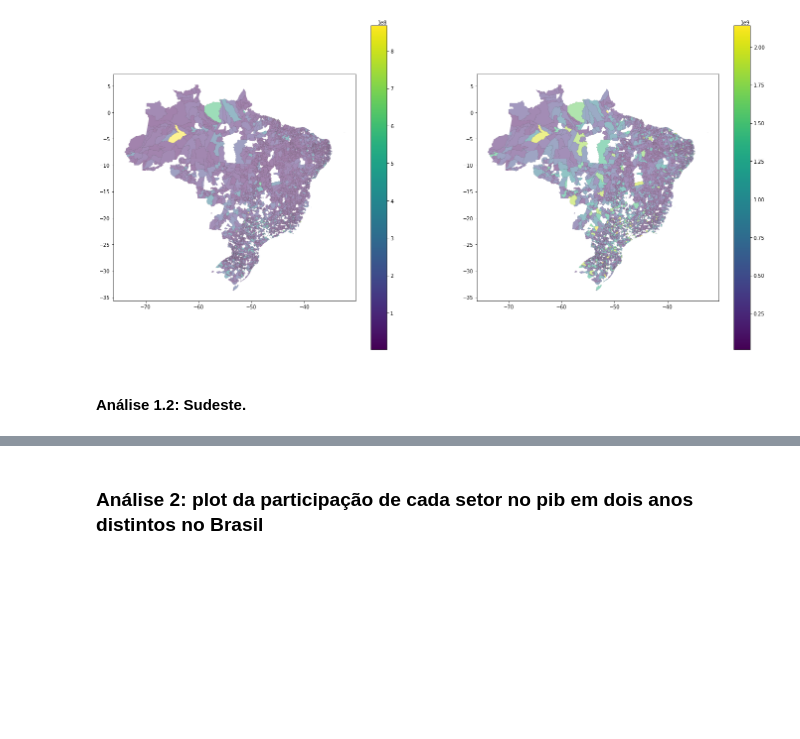
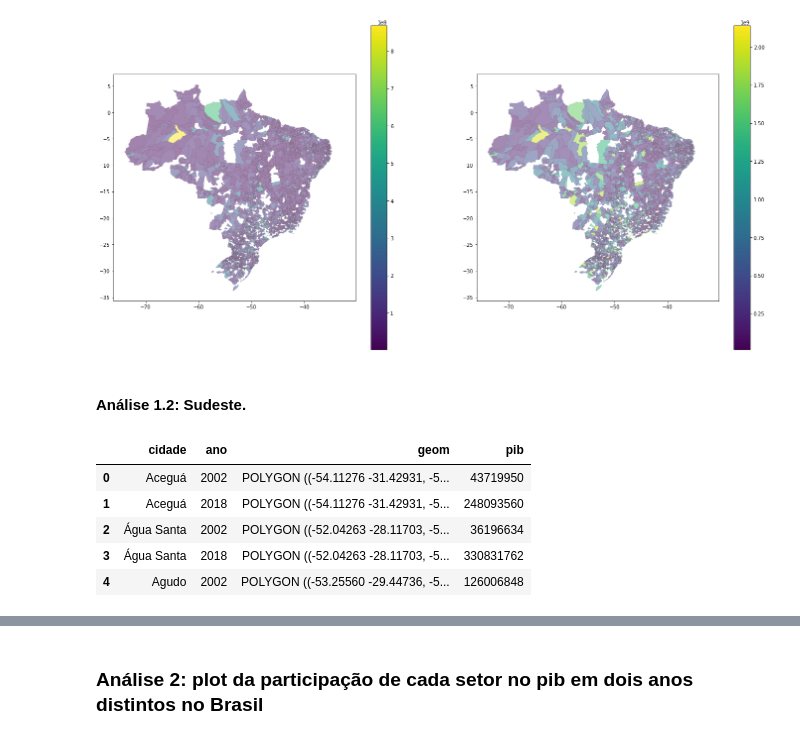
Before and after one commit to juanbelieni/fgv-bd-a2, a Jupyter notebook: trabalho.ipynb, the cells around one changed output, grey strips where cells are left out. Saved outputs shown, nothing was run; the diff lists cells and outputs as text; code cells hidden in the pictures; blank space fills up the shorter version.

```diff
--- a/trabalho.ipynb
+++ b/trabalho.ipynb
@@ -122,35 +122,36 @@ df1_2018.plot(
 # %%
 # Query para buscar os dados
 query = f"""
 select cities.name as cidade,
 ano,
 ST_AsText(geom) as geom,
 pib
 from pib
 inner join cities
 on pib.id_municipio = cities.id
 where ano in (2002, 2018)
+and state_code = 'RS'
 and id_municipio in (
 select id_municipio
 from pib
-where state_code = 'SP'
+where ano in (2002, 2018)
 group by id_municipio
 having count(*) = 2
 )
 """
 # Executando a query com o Pandas
 df1 = pd.read_sql(query, cnx)
 
-df1 = df1_2[df1_2['ano'] == 2002]
-pib = df1['pib']
+# Convertendo o DataFrame para um GeoDataFrame
+df1['geom'] = gpd.GeoSeries.from_wkt(df1['geom'])
+df1 = gpd.GeoDataFrame(df1, geometry='geom')
 
-df1 = df1[df1['ano'] == 2018]
-pib = df1['pib']
-
-# Convertendo o DataFrame para um GeoDataFrame
-df1 = df1[df1['ano'] == 2002]
-pib = df1['pib']
-
-df1 = df1[df1['ano'] == 2018]
-pib = df1['pib']
+df1.head()
+# %% [output]
+|  | cidade | ano | geom | pib |
+| 0 | Aceguá | 2002 | POLYGON ((-54.11276 -31.42931, -5... | 43719950 |
+| 1 | Aceguá | 2018 | POLYGON ((-54.11276 -31.42931, -5... | 248093560 |
+| 2 | Água Santa | 2002 | POLYGON ((-52.04263 -28.11703, -5... | 36196634 |
+| 3 | Água Santa | 2018 | POLYGON ((-52.04263 -28.11703, -5... | 330831762 |
+| 4 | Agudo | 2002 | POLYGON ((-53.25560 -29.44736, -5... | 126006848 |
 # %%
```
Also changed, not shown: parts of 5 cells of this notebook.
